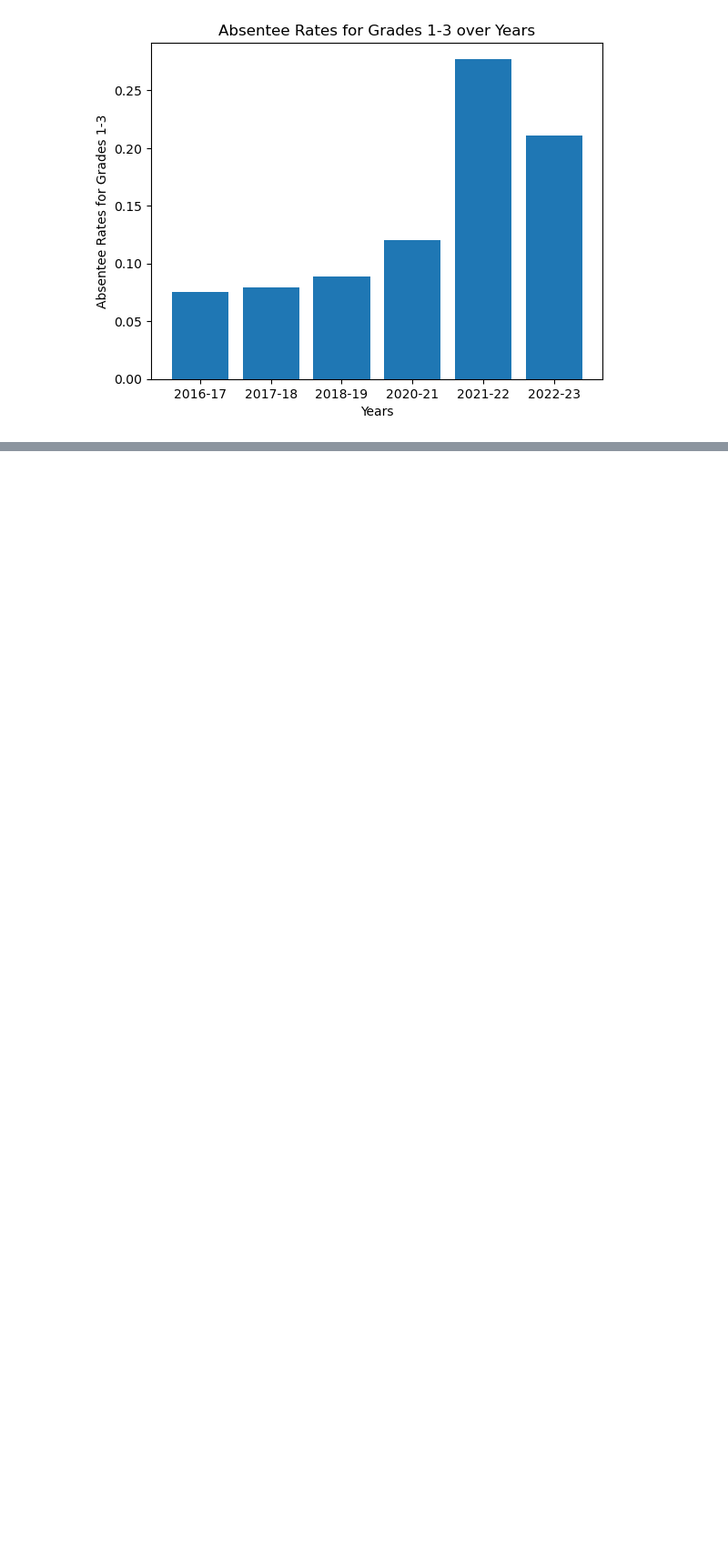
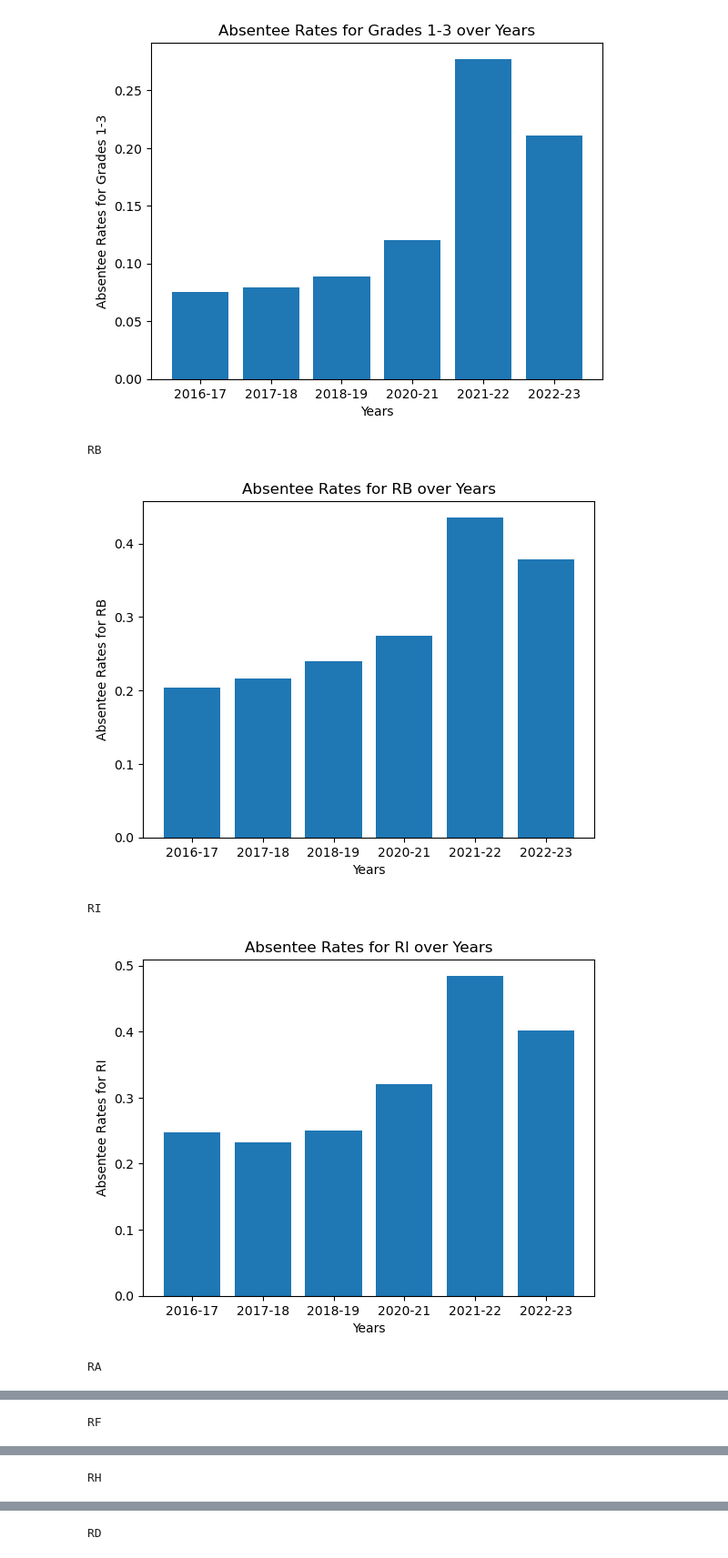
Before and after one commit to shiftyJack/absenteeriskanalysis, a Jupyter notebook: AllAbsenteeData.ipynb, the cells around one changed output, grey strips where cells are left out. Shown at 91% size. Cells and saved outputs as stored; diff of their text form; code cells hidden in the pictures; blank space fills up the shorter version.

Commit message:
Completed absentee changes of demographic over years

```diff
--- a/AllAbsenteeData.ipynb
+++ b/AllAbsenteeData.ipynb
@@ -282,0 +309,32 @@ plt.show()
+# %%
+#TODO generalize the code to run this automatically for all age groups at once.
+demonum=0
+for demo in demographicList6Years:
+    print(demo)
+    absRates =[]
+    yearnum = 0
+
+    for year in dfAbsRAW['Academic Year'].unique().tolist():
+
+        absRates.append(demoYearArray[yearnum][demonum])
+        yearnum += 1
+    categories = dfAbsRAW['Academic Year'].unique().tolist()
+    values = absRates
+
+    plt.bar(categories, values)
+
+    plt.xlabel('Years')
+    plt.ylabel(f'Absentee Rates for {demo}')
+    plt.title(f'Absentee Rates for {demo} over Years')
+    plt.savefig(f'Absenteesof{demo}.png')
+
+    plt.show()
+
+
+    demonum += 1
+# %% [output]
+RB
+[figure, added]
+RI
+[figure, added]
+RA
@@ -282,0 +342 @@ plt.show()
+RF
@@ -282,0 +344 @@ plt.show()
+RH
@@ -282,0 +346 @@ plt.show()
+RD
```
Also changed, not shown: parts of 3 cells of this notebook, 25 other files.
